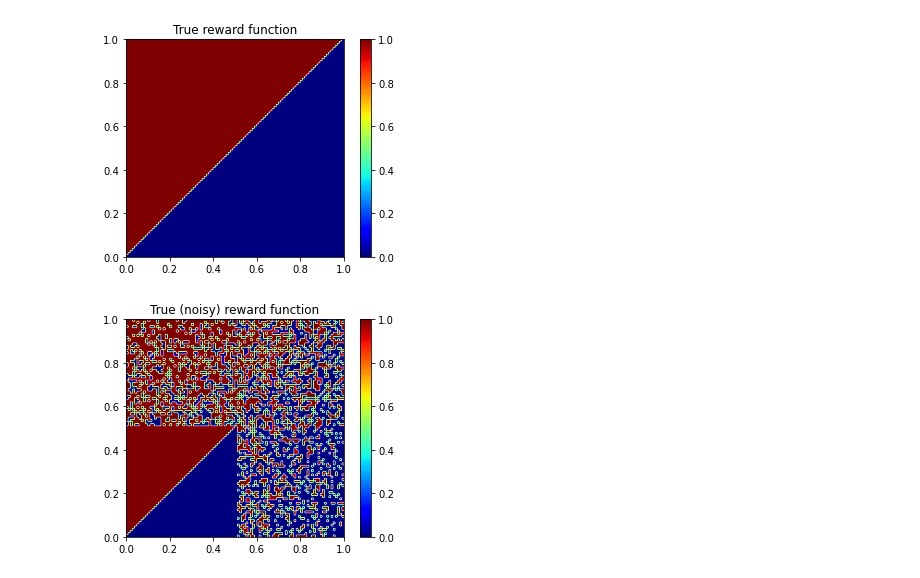
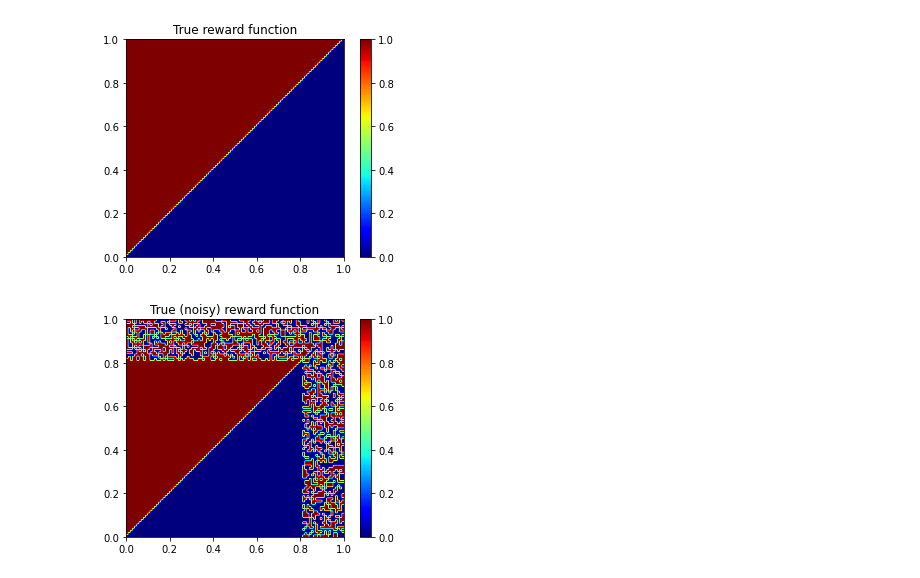
Before and after one commit to AnandS29/multitask, a Jupyter notebook: train-1d.ipynb, the cells around one changed output. Saved outputs shown, nothing was run; the diff lists cells and outputs as text; code cells hidden in the pictures.

```diff
--- a/train-1d.ipynb
+++ b/train-1d.ipynb
@@ -39,28 +40,28 @@ policy_cfg = {
 # %%
 ## Setup
 
-iterations = 50
+iterations = 1
 
 # Create comparison function
-f = lambda x: (x[0])**2
-var_1, var_2 = 0.00, 1.00
+f = lambda x: x[0]
+var_1, var_2 = 0.0, 10.0
 reward_fn_true = lambda x : f(x)
 seed = None
 np.random.seed(seed)
-noise_fn = lambda x: step_noise(x[0], x_step=0.5, var_1=var_1, var_2=var_2, seed=seed)
+noise_fn = lambda x: step_noise(x[0], x_step=0.8, var_1=var_1, var_2=var_2, seed=seed)
 reward_fn_true_noisy = create_reward_fn_1(f, noise_fn, seed=seed)
 comparison_fn = create_comparison_fn_1(f, noise_fn, seed=seed)
 
 # Initialize random sampler
 sample = lambda n: (None, [np.random.uniform(0, 1, size=(1,)) for _ in range(n)])
 
 # Plot true reward function
 vis_fn = lambda fn, title: visualize_fn_1(fn, title=title, x_range=[0,1], x_step=0.01)
 vis_fn(reward_fn_true, title="True reward function")
 vis_fn(reward_fn_true_noisy, title="True (noisy) reward function")
 # %% [output]
 [figure]
-[figure, old version]
+[figure, new version]
 # %%
 ## Run feedback loop
 
```
Also changed, not shown: parts of 4 cells of this notebook, 5 other files.
